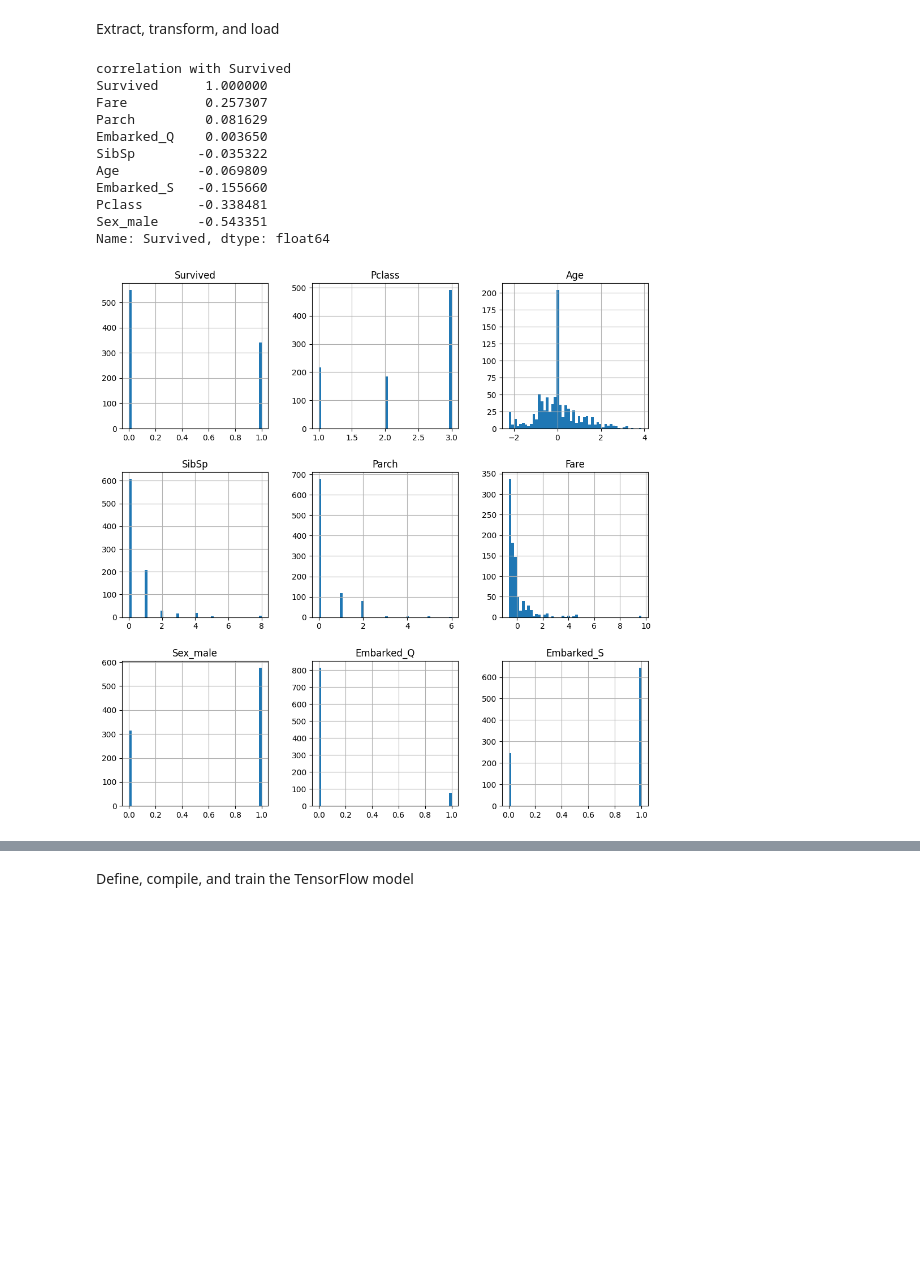
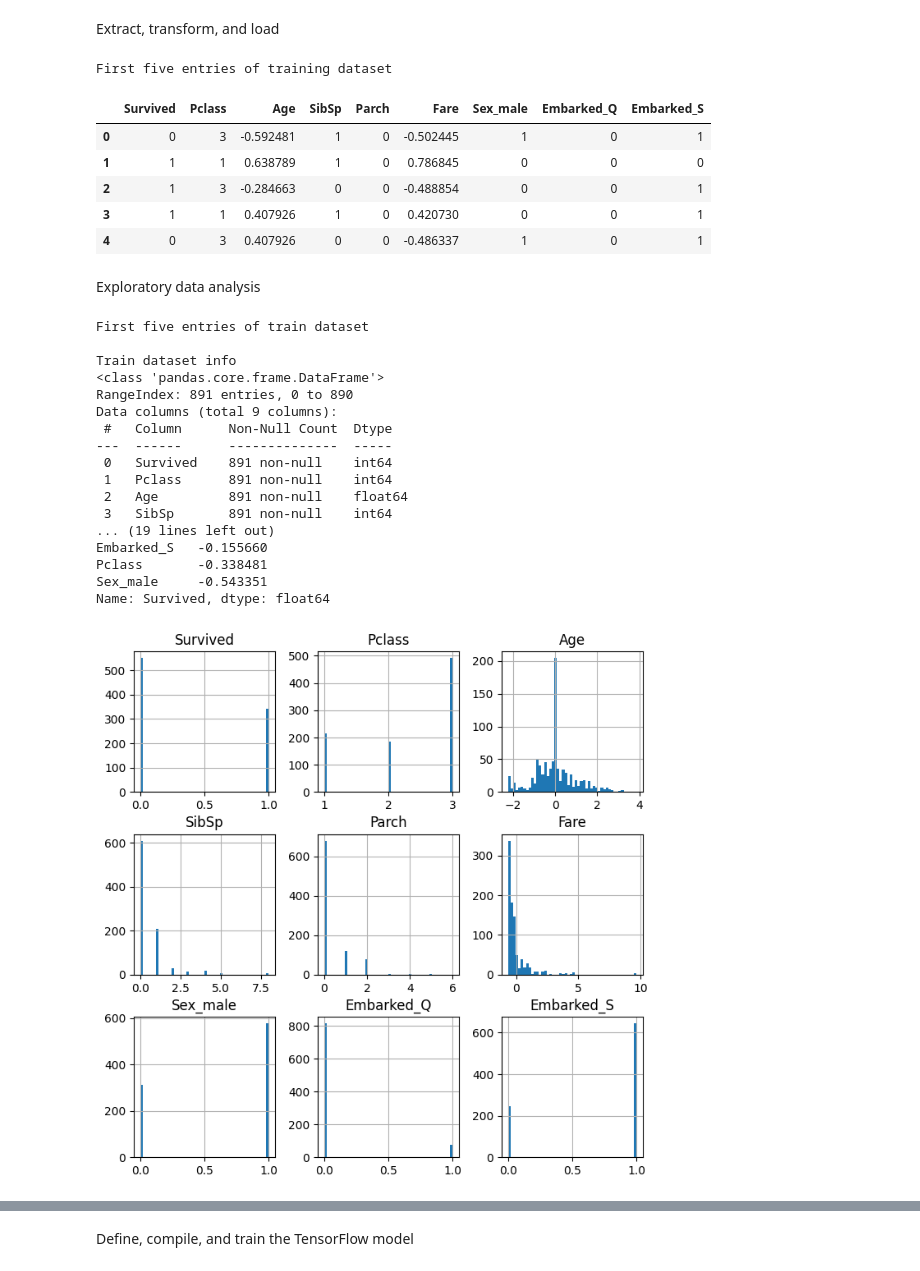
Before and after one commit to hooberman/Titanic, a Jupyter notebook: Titanic.ipynb, the cells around one changed output, grey strips where cells are left out. Cells and saved outputs as stored; diff of their text form; code cells hidden in the pictures; blank space fills up the shorter version.

Commit message:
add exploratory data analysis section

```diff
--- a/Titanic.ipynb
+++ b/Titanic.ipynb
@@ -67,7 +51,7 @@ df_train['Age'] = df_train['Age'].fillna(df_train['Age'].mean())
 df_test['Age']  = df_test['Age'].fillna(df_train['Age'].mean())
 
 # replace missing Fare value
-#df_test['Fare'] = df_test['Fare'].fillna(df_test['Fare'].mean())
+df_test['Fare'] = df_test['Fare'].fillna(df_test['Fare'].mean())
 
 # standardize Age and Fare
 scaler = StandardScaler()
@@ -92,20 +76,55 @@ train_features, val_features, train_labels, val_labels = train_test_split(featur
 #df_train.info()
 #df_train.describe()
 #df_test.info()
-df_train.hist(bins=50,figsize=(12,12))
-corr_matrix = df_train.corr()
-print('correlation with Survived')
-print(corr_matrix['Survived'].sort_values(ascending=False))
+print('\nFirst five entries of training dataset')
+df_train.head()
+#print('\nTraining dataset description')
+#df_train.describe()
 # %% [output]
-correlation with Survived
-Survived      1.000000
-Fare          0.257307
-Parch         0.081629
-Embarked_Q    0.003650
-SibSp        -0.035322
-Age          -0.069809
-Embarked_S   -0.155660
-Pclass       -0.338481
-Sex_male     -0.543351
-Name: Survived, dtype: float64
+First five entries of training dataset
-[figure, removed]
+|  | Survived | Pclass | Age | SibSp | Parch | Fare | Sex_male | Embarked_Q | Embarked_S |
+| 0 | 0 | 3 | -0.592481 | 1 | 0 | -0.502445 | 1 | 0 | 1 |
+| 1 | 1 | 1 | 0.638789 | 1 | 0 | 0.786845 | 0 | 0 | 0 |
+| 2 | 1 | 3 | -0.284663 | 0 | 0 | -0.488854 | 0 | 0 | 1 |
+| 3 | 1 | 1 | 0.407926 | 1 | 0 | 0.420730 | 0 | 0 | 1 |
+| 4 | 0 | 3 | 0.407926 | 0 | 0 | -0.486337 | 1 | 0 | 1 |
+# %% [markdown]
+Exploratory data analysis
+# %%
+print('First five entries of train dataset')
+df_train.head()
+print('\nTrain dataset info')
+df_train.info()
+print('\nTrain dataset description')
+df_train.describe()
+
+print('\nDistributions')
+df_train.hist(bins=50,figsize=(8,8))
+corr_matrix = df_train.corr()
+print('\nCorrelation with Survived')
+print(corr_matrix['Survived'].sort_values(ascending=False))
+
+# correlation plot
+plt.figure(figsize=(8,8))
+sns.heatmap(corr_matrix,annot=True,cmap='coolwarm')
+plt.title('Correlation Matrix')
+plt.show()
+# %% [output]
+First five entries of train dataset
+
+Train dataset info
+<class 'pandas.core.frame.DataFrame'>
+RangeIndex: 891 entries, 0 to 890
+Data columns (total 9 columns):
+ #   Column      Non-Null Count  Dtype
+---  ------      --------------  -----
+ 0   Survived    891 non-null    int64
+ 1   Pclass      891 non-null    int64
+ 2   Age         891 non-null    float64
+ 3   SibSp       891 non-null    int64
+... (19 lines left out)
+Embarked_S   -0.155660
+Pclass       -0.338481
+Sex_male     -0.543351
+Name: Survived, dtype: float64
+[figure, added]
```
Also changed, not shown: parts of 2 cells of this notebook.
